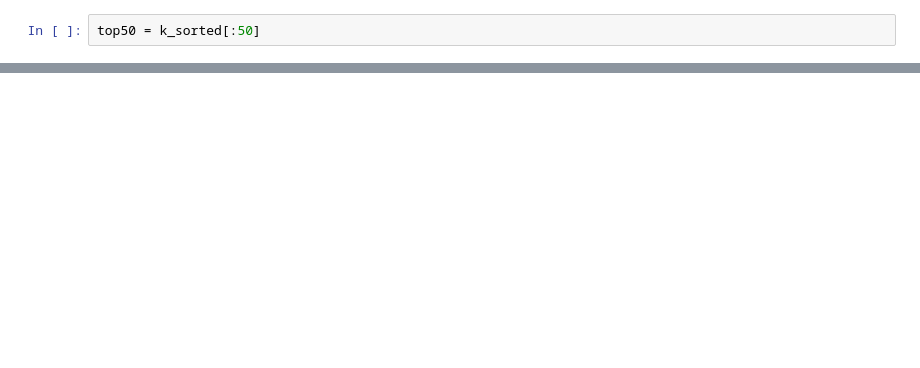
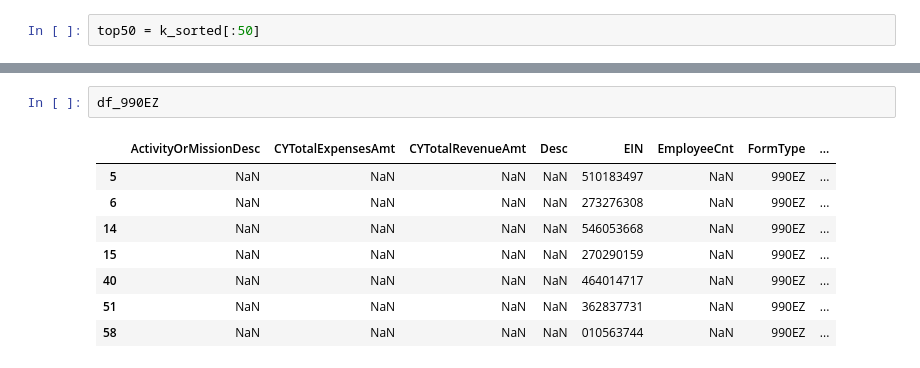
Before and after one commit to mas-dse-jcreyesc/capstone, a Jupyter notebook: DataExploration/MongoDB Filtering.ipynb, the cells around one changed output, grey strips where cells are left out. Drawn from its saved outputs; the diff is of its cells as text; blank space fills up the shorter version.

```diff
--- a/DataExploration/MongoDB Filtering.ipynb
+++ b/DataExploration/MongoDB Filtering.ipynb
@@ -72,0 +111,11 @@ plt.show()
+# %%
+df_990EZ
+# %% [output]
+|  | ActivityOrMissionDesc | CYTotalExpensesAmt | CYTotalRevenueAmt | Desc | EIN | EmployeeCnt | FormType | ... |
+| 5 | NaN | NaN | NaN | NaN | 510183497 | NaN | 990EZ | ... |
+| 6 | NaN | NaN | NaN | NaN | 273276308 | NaN | 990EZ | ... |
+| 14 | NaN | NaN | NaN | NaN | 546053668 | NaN | 990EZ | ... |
+| 15 | NaN | NaN | NaN | NaN | 270290159 | NaN | 990EZ | ... |
+| 40 | NaN | NaN | NaN | NaN | 464014717 | NaN | 990EZ | ... |
+| 51 | NaN | NaN | NaN | NaN | 362837731 | NaN | 990EZ | ... |
+| 58 | NaN | NaN | NaN | NaN | 010563744 | NaN | 990EZ | ... |
```
Also changed, not shown: parts of 11 cells of this notebook, 1 other file.
